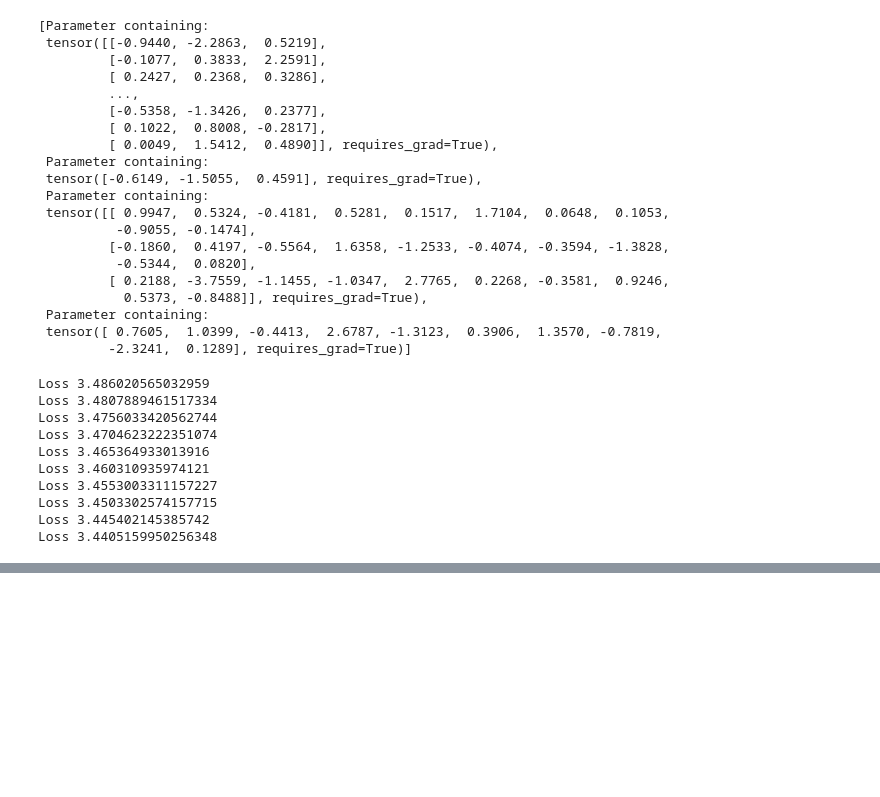
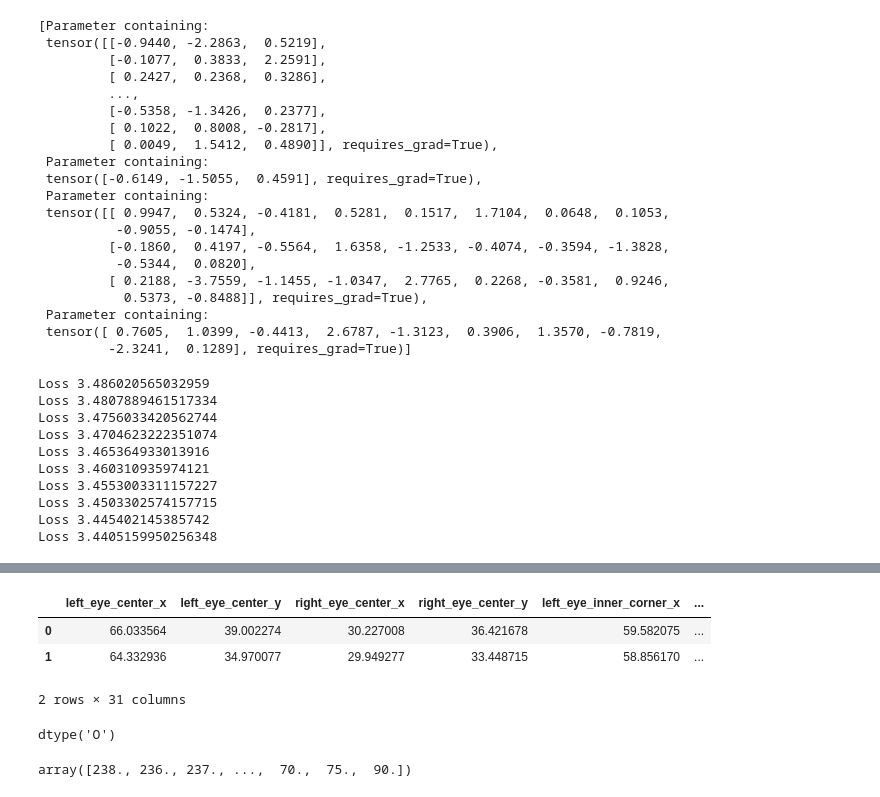
Before and after one commit to rachita-ramesh/introduction_ml, a Jupyter notebook: ClassCode/day3.ipynb, the cells around one changed output, grey strips where cells are left out. Cells and saved outputs as stored; diff of their text form; code cells hidden in the pictures; blank space fills up the shorter version.

```diff
--- a/ClassCode/day3.ipynb
+++ b/ClassCode/day3.ipynb
@@ -445,0 +702,21 @@ get_layer(input_dim=784, no_neurons=30)
+# %%
+kp=pd.read_csv("/Users/gunnvantsaini/OneDrive/project_codes/content/dl_basics/sony/data/facial-keypoints-detection/training.csv")
+# %%
+kp.head(2)
+# %% [output]
+|  | left_eye_center_x | left_eye_center_y | right_eye_center_x | right_eye_center_y | left_eye_inner_corner_x | ... |
+| 0 | 66.033564 | 39.002274 | 30.227008 | 36.421678 | 59.582075 | ... |
+| 1 | 64.332936 | 34.970077 | 29.949277 | 33.448715 | 58.856170 | ... |
+2 rows × 31 columns
+# %%
+### 1. coordinates={''}
+####2 .img (reshape==>150,150) ### np.resize()
+### [1,2,3,4] 1,1
+kp['Image'].dtype
+# %% [output]
+dtype('O')
+# %%
+## mapping a function
+np.array(kp['Image'].iloc[0].split(" "),dtype="float")
+# %% [output]
+array([238., 236., 237., ...,  70.,  75.,  90.])
```
Also changed, not shown: parts of 38 cells of this notebook, 1 other file.
